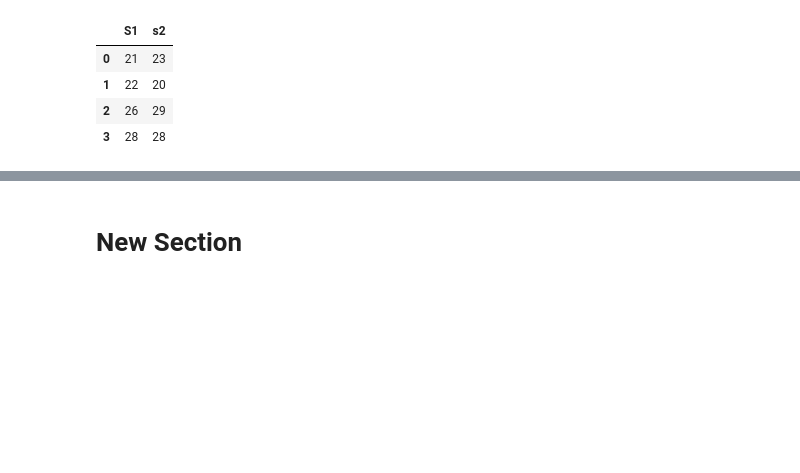
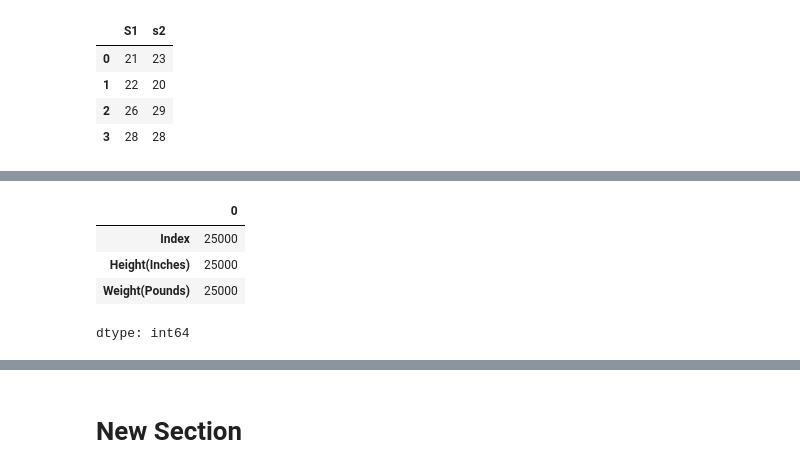
Before and after one commit to vivsingh119/agentic-ai-practise, a Jupyter notebook: Feature_Engineering.ipynb, the cells around one changed output, grey strips where cells are left out. Saved outputs shown, nothing was run; the diff lists cells and outputs as text; code cells hidden in the pictures; blank space fills up the shorter version.

```diff
--- a/Feature_Engineering.ipynb
+++ b/Feature_Engineering.ipynb
@@ -31,2 +56,11 @@ sampleData.count()
+# %%
+sampleData=pd.read_csv("https://raw.githubusercontent.com/vivsingh119/agentic-ai-practise/refs/heads/master/HeightWeight.csv");
+sampleData.count()
+# %% [output]
+|  | 0 |
+| Index | 25000 |
+| Height(Inches) | 25000 |
+| Weight(Pounds) | 25000 |
+dtype: int64
 # %%
 sampleData.isna().sum()
```
Also changed, not shown: parts of 38 cells of this notebook.
